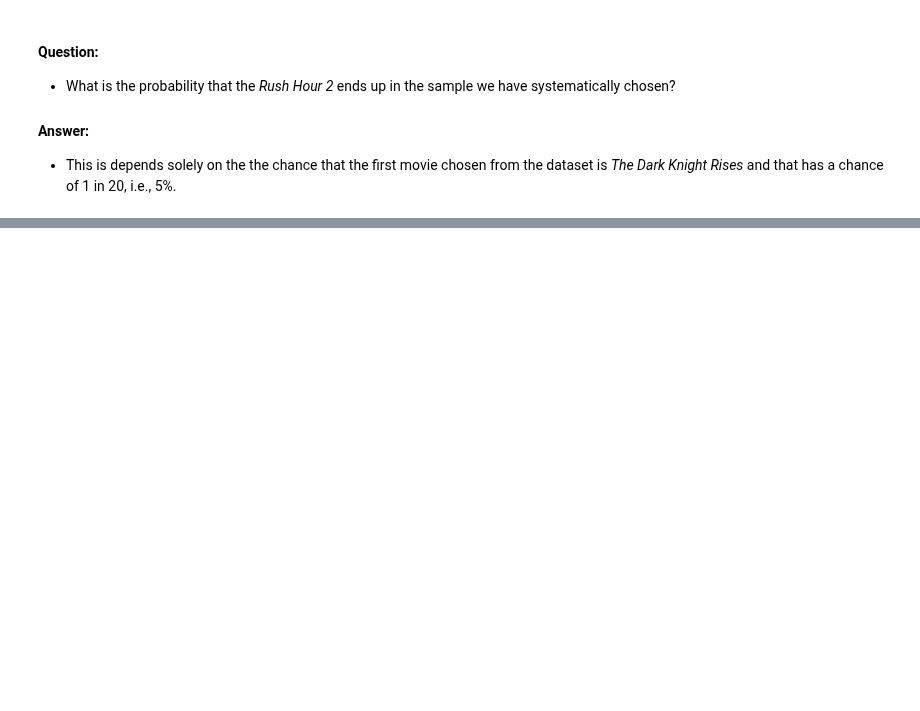
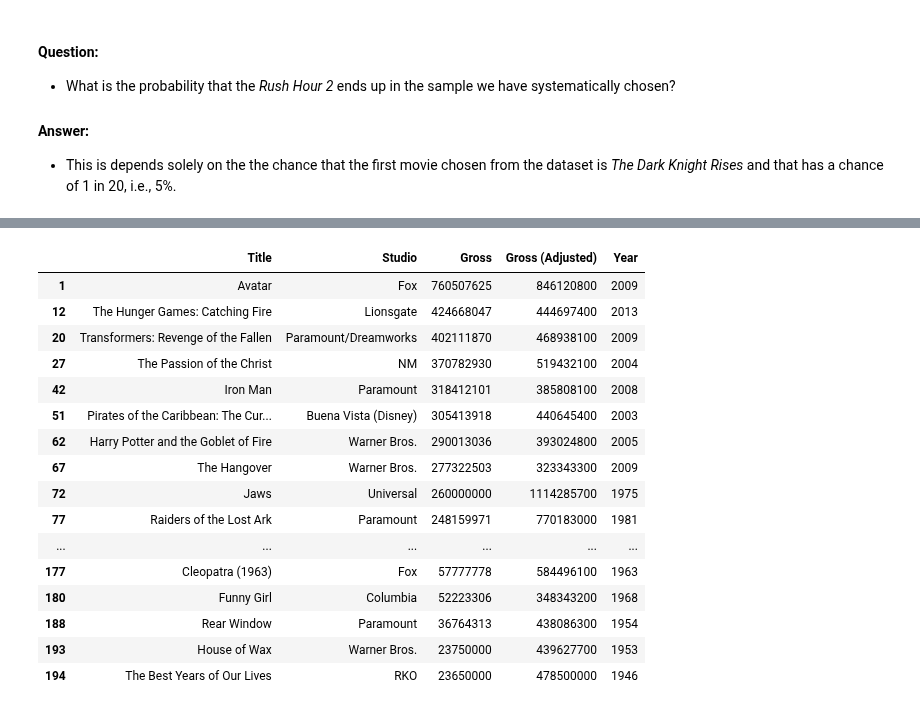
Before and after one commit to omoju/Fundamentals, a Jupyter notebook: Data/dataSampling_1.ipynb, the cells around one changed output, grey strips where cells are left out. Saved outputs shown, nothing was run; the diff lists cells and outputs as text; code cells hidden in the pictures; blank space fills up the shorter version.

```diff
--- a/Data/dataSampling_1.ipynb
+++ b/Data/dataSampling_1.ipynb
@@ -204,0 +259,22 @@ df
+# %%
+index_ = sample(30)
+df = top.ix[index_, :]
+df.sort_values(by='Gross', ascending=0)
+# %% [output]
+|  | Title | Studio | Gross | Gross (Adjusted) | Year |
+| 1 | Avatar | Fox | 760507625 | 846120800 | 2009 |
+| 12 | The Hunger Games: Catching Fire | Lionsgate | 424668047 | 444697400 | 2013 |
+| 20 | Transformers: Revenge of the Fallen | Paramount/Dreamworks | 402111870 | 468938100 | 2009 |
+| 27 | The Passion of the Christ | NM | 370782930 | 519432100 | 2004 |
+| 42 | Iron Man | Paramount | 318412101 | 385808100 | 2008 |
+| 51 | Pirates of the Caribbean: The Cur... | Buena Vista (Disney) | 305413918 | 440645400 | 2003 |
+| 62 | Harry Potter and the Goblet of Fire | Warner Bros. | 290013036 | 393024800 | 2005 |
+| 67 | The Hangover | Warner Bros. | 277322503 | 323343300 | 2009 |
+| 72 | Jaws | Universal | 260000000 | 1114285700 | 1975 |
+| 77 | Raiders of the Lost Ark | Paramount | 248159971 | 770183000 | 1981 |
+| ... | ... | ... | ... | ... | ... |
+| 177 | Cleopatra (1963) | Fox | 57777778 | 584496100 | 1963 |
+| 180 | Funny Girl | Columbia | 52223306 | 348343200 | 1968 |
+| 188 | Rear Window | Paramount | 36764313 | 438086300 | 1954 |
+| 193 | House of Wax | Warner Bros. | 23750000 | 439627700 | 1953 |
+| 194 | The Best Years of Our Lives | RKO | 23650000 | 478500000 | 1946 |
```
Also changed, not shown: parts of 5 cells of this notebook.
